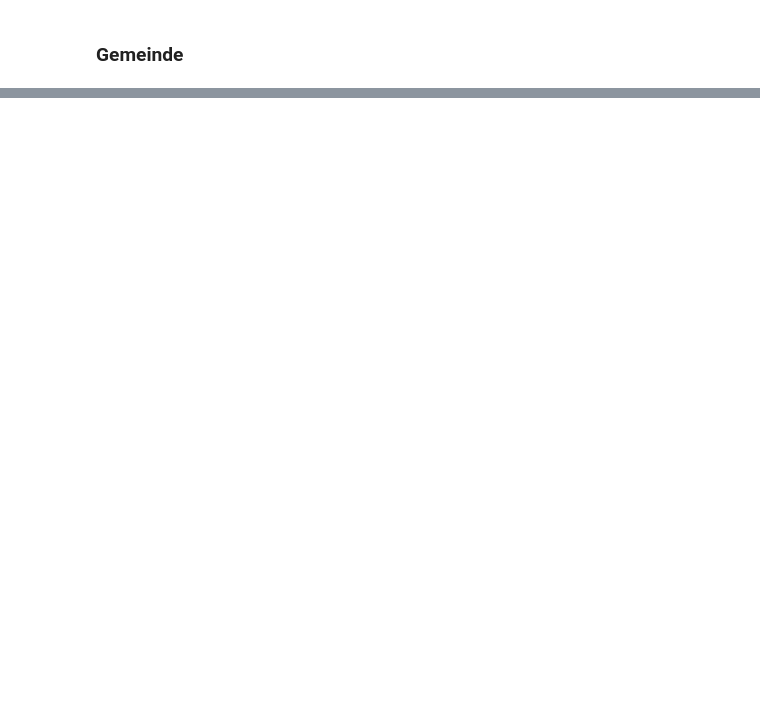
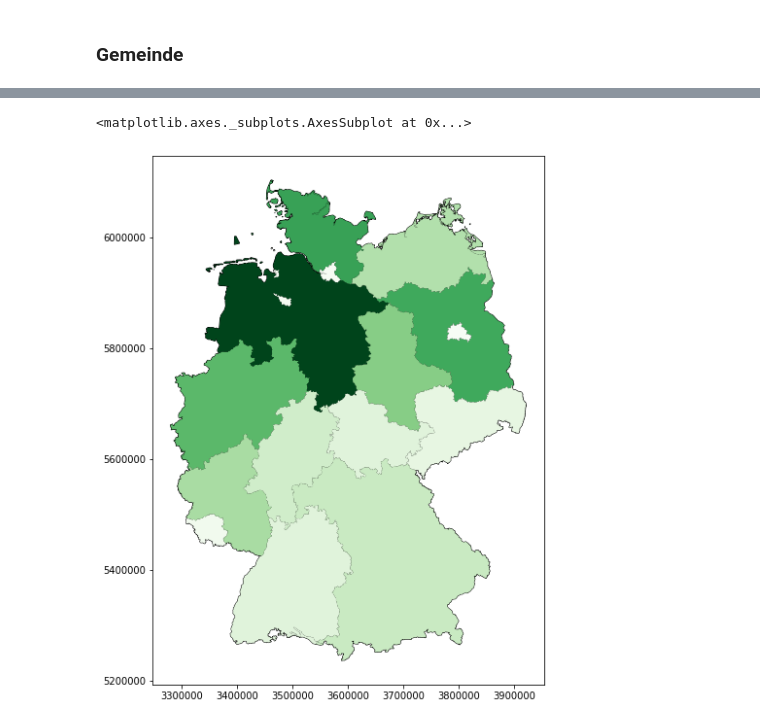
Before and after one commit to OpenEnergyPlatform/open-MaStR, a Jupyter notebook: postprocessing/OEP-oedialect_MaStR_analyse.ipynb, the cells around one changed output, grey strips where cells are left out. Saved outputs shown, nothing was run; the diff lists cells and outputs as text; code cells hidden in the pictures; blank space fills up the shorter version.

```diff
--- a/postprocessing/OEP-oedialect_MaStR_analyse.ipynb
+++ b/postprocessing/OEP-oedialect_MaStR_analyse.ipynb
@@ -312,0 +477,3 @@ df_gem_region_sum.plot(column='Bruttoleistung', cmap='Greens', label='Capacity i
+# %%
+df_mastr_wind_df_lan = sjoin(df_mastr_wind.to_crs({'init': 'epsg:31467'}), df_lan, how='inner', op='within')
+df_mastr_wind_df_lan.head(3)
@@ -312,0 +486,4 @@ df_gem_region_sum.plot(column='Bruttoleistung', cmap='Greens', label='Capacity i
+# %%
+df_mastr_wind_df_lan.Bruttoleistung = df_mastr_wind.Bruttoleistung.astype(float)
+df_agg_lan = df_mastr_wind_df_lan.groupby('ags_0')['Bruttoleistung'].sum()
+df_agg_lan
@@ -312,0 +509,3 @@ df_gem_region_sum.plot(column='Bruttoleistung', cmap='Greens', label='Capacity i
+# %%
+df_mastr_wind_deu_sum = df_lan.join(df_agg_lan, on='ags_0')
+df_mastr_wind_deu_sum
@@ -312,0 +531,6 @@ df_gem_region_sum.plot(column='Bruttoleistung', cmap='Greens', label='Capacity i
+# %%
+ax = df_lan.plot(figsize=(10, 10), color='white', edgecolor='black')
+df_mastr_wind_deu_sum.plot(column='Bruttoleistung', cmap='Greens', label='Capacity in MW', ax=ax)
+# %% [output]
+<matplotlib.axes._subplots.AxesSubplot at 0x...>
+[figure, added]
```
Also changed, not shown: parts of 38 cells of this notebook, 1 other file.
